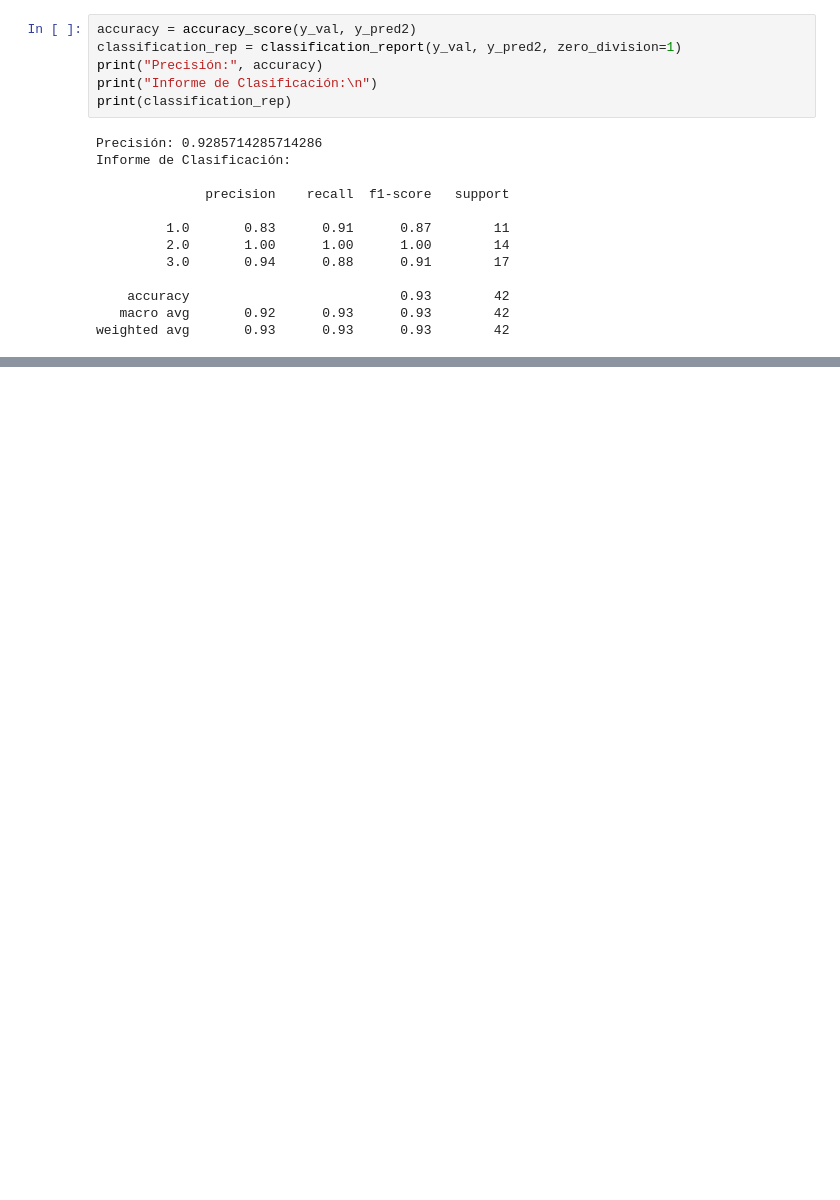
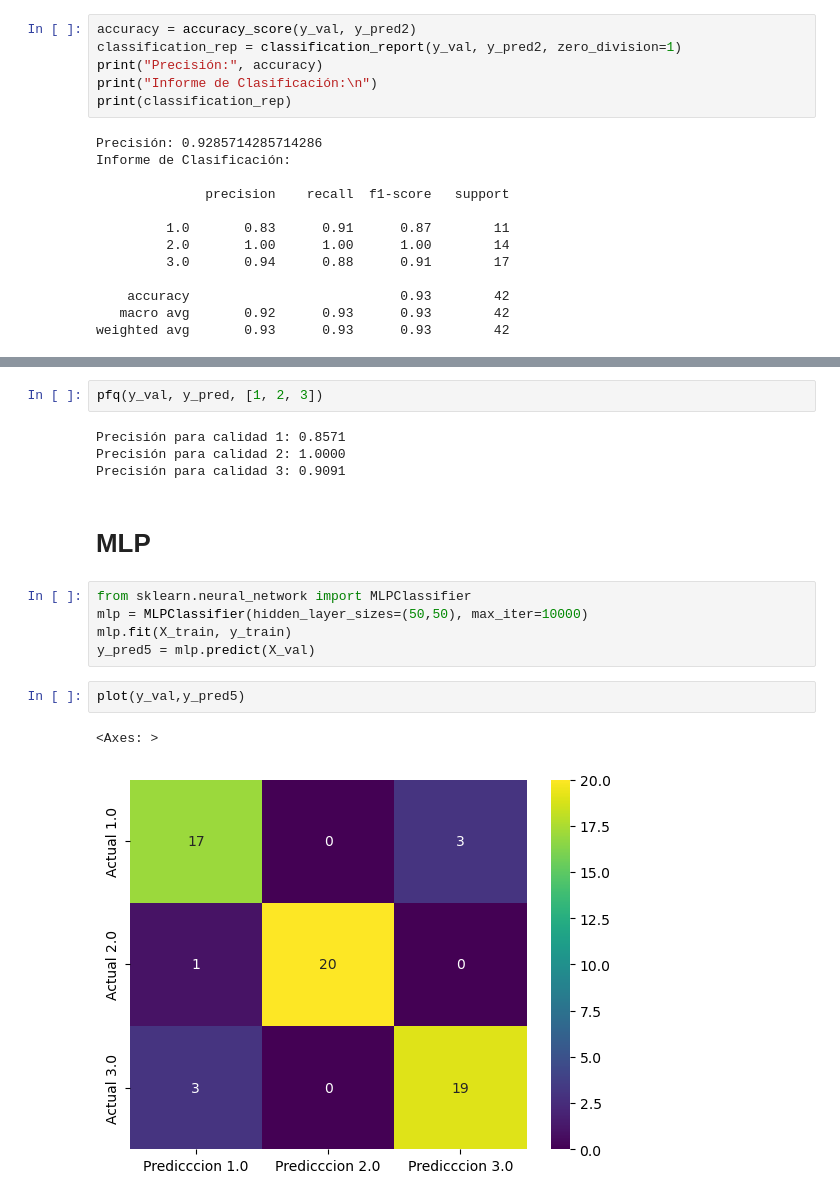
Before and after one commit to Eriik12/PROYECTO, a Jupyter notebook: TRIGO/Untitled.ipynb, the cells around one changed output, grey strips where cells are left out. Cells and saved outputs as stored; diff of their text form; blank space fills up the shorter version.

```diff
--- a/TRIGO/Untitled.ipynb
+++ b/TRIGO/Untitled.ipynb
@@ -222,0 +285,18 @@ Precisión para clase 3: 0.9375
+# %%
+pfq(y_val, y_pred, [1, 2, 3])
+# %% [output]
+Precisión para calidad 1: 0.8571
+Precisión para calidad 2: 1.0000
+Precisión para calidad 3: 0.9091
+# %% [markdown]
+# MLP
+# %%
+from sklearn.neural_network import MLPClassifier
+mlp = MLPClassifier(hidden_layer_sizes=(50,50), max_iter=10000)
+mlp.fit(X_train, y_train)
+y_pred5 = mlp.predict(X_val)
+# %%
+plot(y_val,y_pred5)
+# %% [output]
+<Axes: >
+[figure, added]
```
Also changed, not shown: parts of 29 cells of this notebook.
